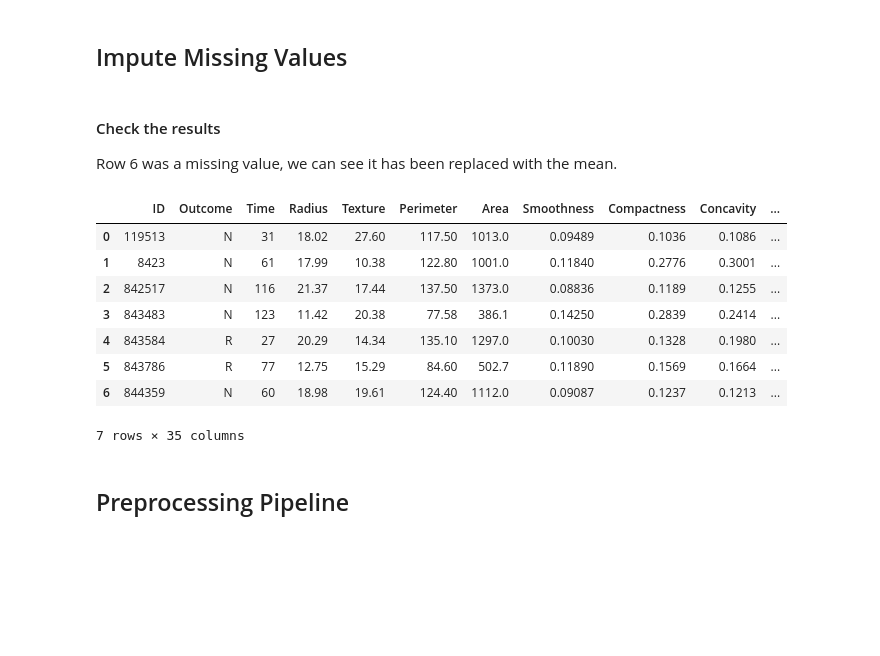
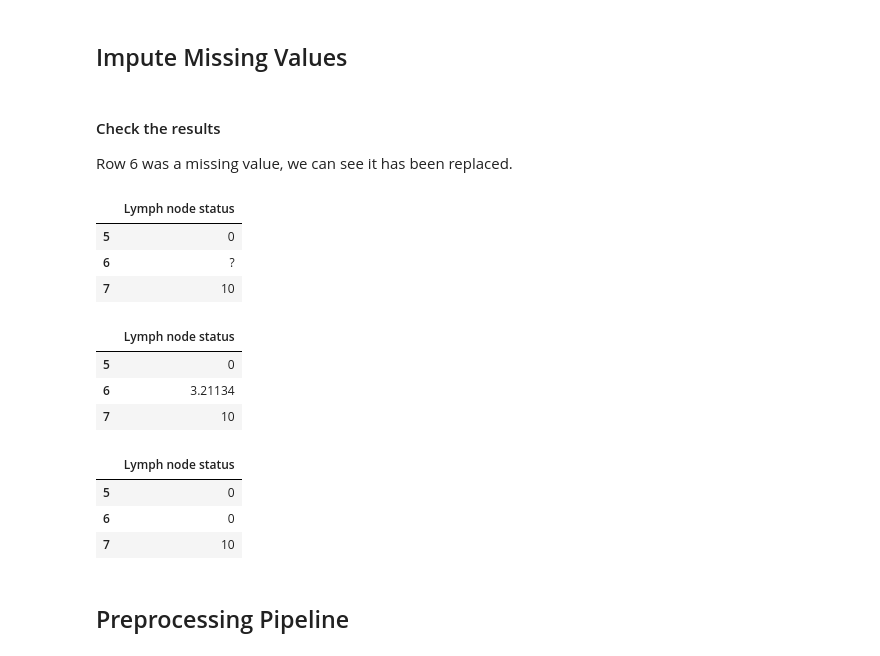
Before and after one commit to tifabi/100DaysOfMLCode, a Jupyter notebook: ML_Algorithms/Pipelines/Pipeline_Example.ipynb, the cells around one changed output. Drawn from its saved outputs; the diff is of its cells as text; code cells hidden in the pictures; blank space fills up the shorter version.

```diff
--- a/ML_Algorithms/Pipelines/Pipeline_Example.ipynb
+++ b/ML_Algorithms/Pipelines/Pipeline_Example.ipynb
@@ -322,3 +329,13 @@ test.transform(bcSet).head()
 | 3 | 843483 | 123 | 11.42 | 20.38 | 77.58 | 386.1 | 0.14250 | 0.2839 | 0.2414 | ... |
 | 4 | 843584 | 27 | 20.29 | 14.34 | 135.10 | 1297.0 | 0.10030 | 0.1328 | 0.1980 | ... |
 5 rows × 36 columns
+# %%
+# create function that will confirm if a variable is a number
+# code ref: https://stackoverflow.com/questions/354038/how-do-i-check-if-a-string-is-a-number-float
+
+def is_number(s):
+    try:
+        float(s)
+        return True
+    except ValueError:
+        return False
@@ -324,0 +346,29 @@ test.transform(bcSet).head()
+# %%
+class EncodeCategorical(BaseEstimator, TransformerMixin):
+        # nothing is passed to the class at instantiation
+    def fit(self, X, y=None):
+        return self
+    def transform(self, X):
+        assert isinstance(X, pd.DataFrame)
+
+        # select columns that are objects
+        obCol = X.select_dtypes(include='object',).columns
+
+        # identify which columns contain 100% non-numeric values
+        catCol = [col for col in obCol if sum([is_number(var) for var in X[col]]) == 0]
+
+
+        for  i in catCol:
+            # set each categorical variable to a dummy with pandas
+            labelEncoder = pd.get_dummies(X[i],prefix=i)
+
+            # join the encoded columns and drop the categorical 'Outcome column'
+            X_numeric = X.drop(i, axis=1)
+
+        return X_numeric.join(labelEncoder)
+# %%
+# instantiate the class with categorical column name(s)
+test = EncodeCategorical()
+
+# fit returns class self
+test.fit(bcSet)
@@ -407,26 +470,42 @@ class ImputeMissing(BaseEstimator, TransformerMixin):
             if self.strategy == 'mean':
                 mean = pd.to_numeric(X_numeric[col], errors='coerce').mean()
                 X_missing[col].replace({self.mtype: mean}, inplace=True)
+
+            if self.strategy == 'zero':
+                X_missing[col].replace({self.mtype: 0}, inplace=True)
+
         return X_numeric.append(X_missing).sort_index()
 # %% [markdown]
 #### Check the results
 
-Row 6 was a missing value, we can see it has been replaced with the mean.
+Row 6 was a missing value, we can see it has been replaced.
+# %%
+bcSet[['Lymph node status']][5:8]
+# %% [output]
+|  | Lymph node status |
+| 5 | 0 |
+| 6 | ? |
+| 7 | 10 |
 # %%
 # This test is only running the imputer, we add the categorical encoder in the next step
 
 test = ImputeMissing('?','mean')
-test.transform(bcSet)[:7]
+test.transform(bcSet)[5:8][['Lymph node status']]
 # %% [output]
-|  | ID | Outcome | Time | Radius | Texture | Perimeter | Area | Smoothness | Compactness | Concavity | ... |
-| 0 | 119513 | N | 31 | 18.02 | 27.60 | 117.50 | 1013.0 | 0.09489 | 0.1036 | 0.1086 | ... |
-| 1 | 8423 | N | 61 | 17.99 | 10.38 | 122.80 | 1001.0 | 0.11840 | 0.2776 | 0.3001 | ... |
-| 2 | 842517 | N | 116 | 21.37 | 17.44 | 137.50 | 1373.0 | 0.08836 | 0.1189 | 0.1255 | ... |
-| 3 | 843483 | N | 123 | 11.42 | 20.38 | 77.58 | 386.1 | 0.14250 | 0.2839 | 0.2414 | ... |
-| 4 | 843584 | R | 27 | 20.29 | 14.34 | 135.10 | 1297.0 | 0.10030 | 0.1328 | 0.1980 | ... |
-| 5 | 843786 | R | 77 | 12.75 | 15.29 | 84.60 | 502.7 | 0.11890 | 0.1569 | 0.1664 | ... |
-| 6 | 844359 | N | 60 | 18.98 | 19.61 | 124.40 | 1112.0 | 0.09087 | 0.1237 | 0.1213 | ... |
+|  | Lymph node status |
+| 5 | 0 |
+| 6 | 3.21134 |
+| 7 | 10 |
-7 rows × 35 columns
+# %%
+# This test is only running the imputer, we add the categorical encoder in the next step
+
+test = ImputeMissing('?','zero')
+test.transform(bcSet)[5:8][['Lymph node status']]
+# %% [output]
+|  | Lymph node status |
+| 5 | 0 |
+| 6 | 0 |
+| 7 | 10 |
 # %% [markdown]
 ## Preprocessing Pipeline
 # %%
```
Also changed, not shown: parts of 12 cells of this notebook.
